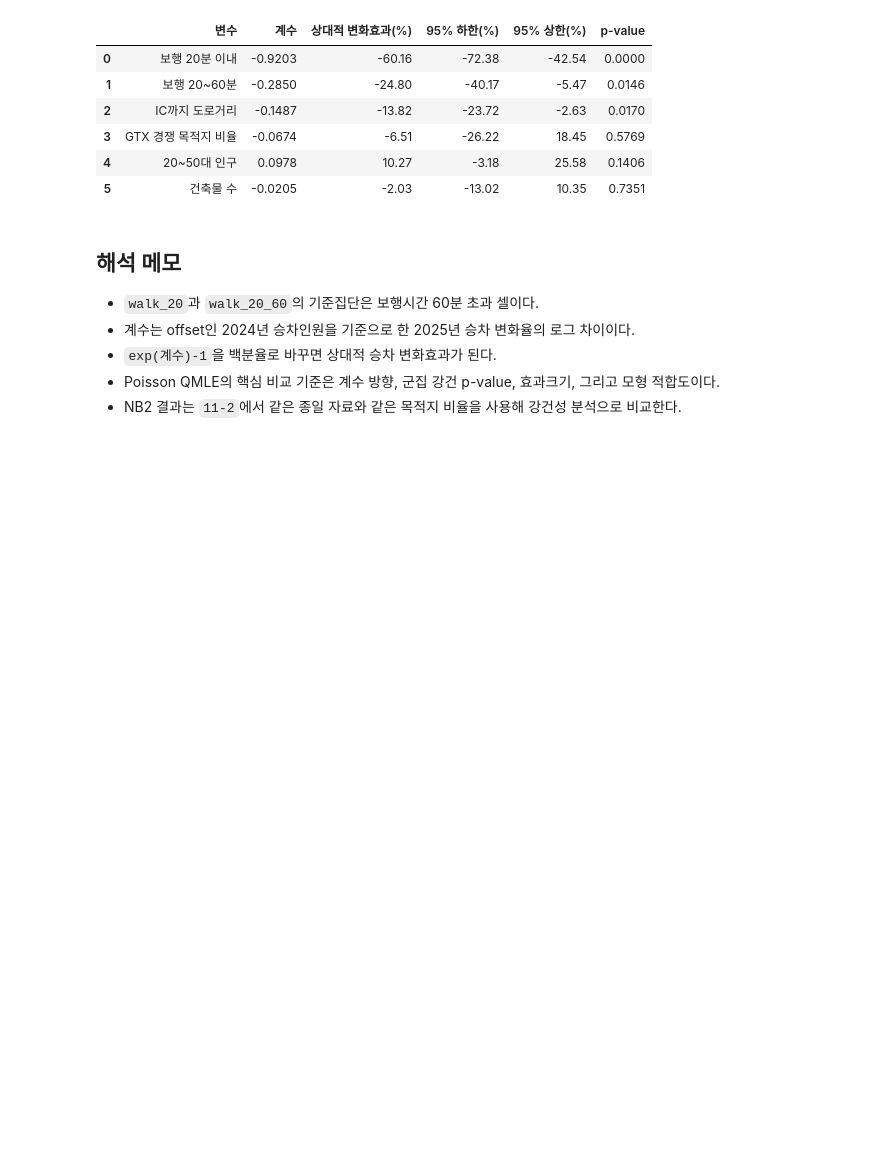
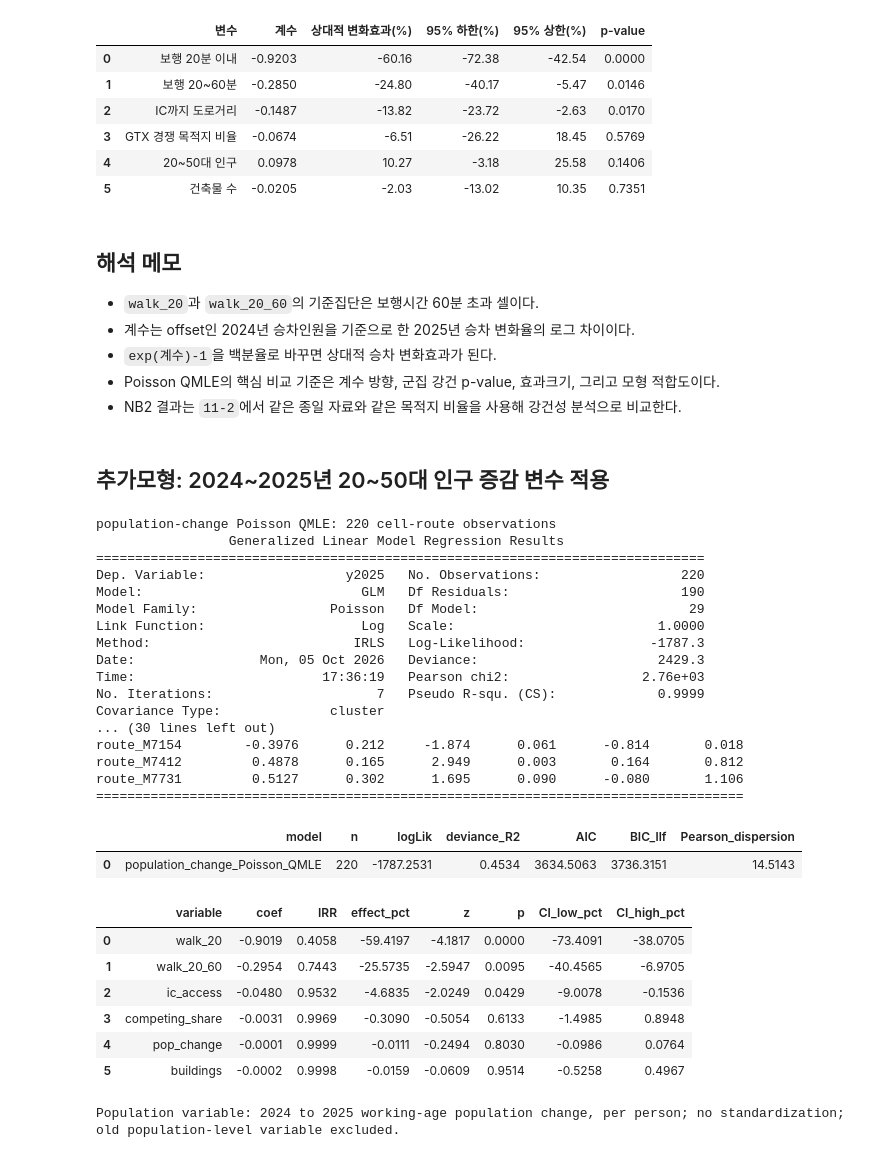
Before and after one commit to keum2666/2026-UROP, a Jupyter notebook: gtx_a_bus_analysis/analysis/11-3_포아송_QMLE_최종모형_튜닝.ipynb, the cells around one changed output. Cells and saved outputs as stored; diff of their text form; code cells hidden in the pictures; blank space fills up the shorter version.

Commit message:
Replace population level with annual population change

```diff
--- a/gtx_a_bus_analysis/analysis/11-3_포아송_QMLE_최종모형_튜닝.ipynb
+++ b/gtx_a_bus_analysis/analysis/11-3_포아송_QMLE_최종모형_튜닝.ipynb
@@ -183,3 +183,74 @@ display(effect.round({'계수': 4, '상대적 변화효과(%)': 2, '95% 하한(%
 - `exp(계수)-1`을 백분율로 바꾸면 상대적 승차 변화효과가 된다.
 - Poisson QMLE의 핵심 비교 기준은 계수 방향, 군집 강건 p-value, 효과크기, 그리고 모형 적합도이다.
 - NB2 결과는 `11-2`에서 같은 종일 자료와 같은 목적지 비율을 사용해 강건성 분석으로 비교한다.
+# %% [markdown]
+## 추가모형: 2024~2025년 20~50대 인구 증감 변수 적용
+# %%
+# Population-change replacement Poisson QMLE model (all-day)
+import sys
+from pathlib import Path
+sys.path.insert(0, str(Path.cwd().parent))
+from config import *
+setup_notebook()
+import statsmodels.api as sm
+from IPython.display import display
+ID = '\uc140 ID'; ROUTE = '\ub178\uc120'
+POP_FEATURE = 'pop_change'
+FEATURES = ['walk_20', 'walk_20_60', 'ic_access', 'competing_share', POP_FEATURE, 'buildings']
+base = load_model_data(); routes = load_cell_route_all_day()
+base_cols = [ID, 'walk_20', 'walk_20_60', 'ic_access', 'competing_share', 'buildings']
+f_pop = routes.merge(base[base_cols], on=ID, how='inner', validate='many_to_one')
+pop = read_csv(POPULATION_CHANGE_PATH); pop[ID] = pd.to_numeric(pop[ID], errors='coerce').astype('Int64')
+pop_col = next(c for c in pop.columns if '증감(100명)' in str(c))
+
+pop = pop[[ID, pop_col]].copy()
+pop[pop_col] = pd.to_numeric(pop[pop_col], errors='coerce')
+
+# 기존 자료가 '100명 단위'이므로 실제 인구수(명)로 변환
+pop['pop_change'] = pop[pop_col] * 100
+
+pop = pop[[ID, 'pop_change']]
+f_pop = f_pop.merge(pop, on=ID, how='inner', validate='many_to_one')
+f_pop = f_pop[f_pop['y2024'] > 0].dropna(subset=['y2024', 'y2025'] + FEATURES).reset_index(drop=True)
+x_pop = f_pop[FEATURES].astype(float).copy()
+route_dum = pd.get_dummies(f_pop[ROUTE], prefix='route', drop_first=True, dtype=float)
+X_pop = sm.add_constant(pd.concat([x_pop, route_dum], axis=1), has_constant='add'); off_pop = np.log(f_pop['y2024'])
+pois_pop_fit = sm.GLM(f_pop['y2025'], X_pop, family=sm.families.Poisson(), offset=off_pop).fit(cov_type='cluster', cov_kwds={'groups': pd.factorize(f_pop[ID])[0], 'use_correction': True})
+print('population-change Poisson QMLE:', len(f_pop), 'cell-route observations')
+print(pois_pop_fit.summary())
+bic_llf_pop = -2 * pois_pop_fit.llf + len(pois_pop_fit.params) * np.log(pois_pop_fit.nobs)
+display(pd.DataFrame([{'model': 'population_change_Poisson_QMLE', 'n': len(f_pop), 'logLik': pois_pop_fit.llf, 'deviance_R2': 1 - pois_pop_fit.deviance / pois_pop_fit.null_deviance, 'AIC': pois_pop_fit.aic, 'BIC_llf': bic_llf_pop, 'Pearson_dispersion': pois_pop_fit.pearson_chi2 / pois_pop_fit.df_resid}]).round(4))
+ci_pop = pois_pop_fit.conf_int().loc[FEATURES]
+result_pop = pd.DataFrame({'variable': FEATURES, 'coef': [pois_pop_fit.params[v] for v in FEATURES], 'IRR': [np.exp(pois_pop_fit.params[v]) for v in FEATURES], 'effect_pct': [(np.exp(pois_pop_fit.params[v]) - 1) * 100 for v in FEATURES], 'z': [pois_pop_fit.params[v] / pois_pop_fit.bse[v] for v in FEATURES], 'p': [pois_pop_fit.pvalues[v] for v in FEATURES], 'CI_low_pct': [(np.exp(ci_pop.loc[v, 0]) - 1) * 100 for v in FEATURES], 'CI_high_pct': [(np.exp(ci_pop.loc[v, 1]) - 1) * 100 for v in FEATURES]})
+display(result_pop.round(4)); print(
+    'Population variable: 2024 to 2025 working-age population change, '
+    'per person; no standardization; old population-level variable excluded.'
+)
+# %% [output]
+population-change Poisson QMLE: 220 cell-route observations
+                 Generalized Linear Model Regression Results
+==============================================================================
+Dep. Variable:                  y2025   No. Observations:                  220
+Model:                            GLM   Df Residuals:                      190
+Model Family:                 Poisson   Df Model:                           29
+Link Function:                    Log   Scale:                          1.0000
+Method:                          IRLS   Log-Likelihood:                -1787.3
+Date:                Mon, 05 Oct 2026   Deviance:                       2429.3
+Time:                        17:36:19   Pearson chi2:                 2.76e+03
+No. Iterations:                     7   Pseudo R-squ. (CS):             0.9999
+Covariance Type:              cluster
+... (30 lines left out)
+route_M7154        -0.3976      0.212     -1.874      0.061      -0.814       0.018
+route_M7412         0.4878      0.165      2.949      0.003       0.164       0.812
+route_M7731         0.5127      0.302      1.695      0.090      -0.080       1.106
+===================================================================================
+|  | model | n | logLik | deviance_R2 | AIC | BIC_llf | Pearson_dispersion |
+| 0 | population_change_Poisson_QMLE | 220 | -1787.2531 | 0.4534 | 3634.5063 | 3736.3151 | 14.5143 |
+|  | variable | coef | IRR | effect_pct | z | p | CI_low_pct | CI_high_pct |
+| 0 | walk_20 | -0.9019 | 0.4058 | -59.4197 | -4.1817 | 0.0000 | -73.4091 | -38.0705 |
+| 1 | walk_20_60 | -0.2954 | 0.7443 | -25.5735 | -2.5947 | 0.0095 | -40.4565 | -6.9705 |
+| 2 | ic_access | -0.0480 | 0.9532 | -4.6835 | -2.0249 | 0.0429 | -9.0078 | -0.1536 |
+| 3 | competing_share | -0.0031 | 0.9969 | -0.3090 | -0.5054 | 0.6133 | -1.4985 | 0.8948 |
+| 4 | pop_change | -0.0001 | 0.9999 | -0.0111 | -0.2494 | 0.8030 | -0.0986 | 0.0764 |
+| 5 | buildings | -0.0002 | 0.9998 | -0.0159 | -0.0609 | 0.9514 | -0.5258 | 0.4967 |
+Population variable: 2024 to 2025 working-age population change, per person; no standardization; old population-level variable excluded.
```
Also changed, not shown: 1 other file.
